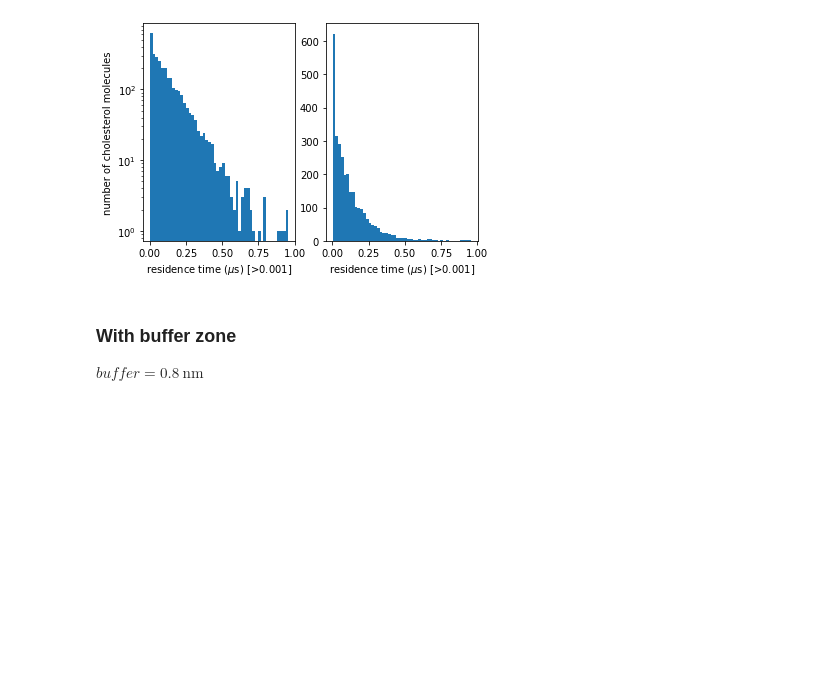
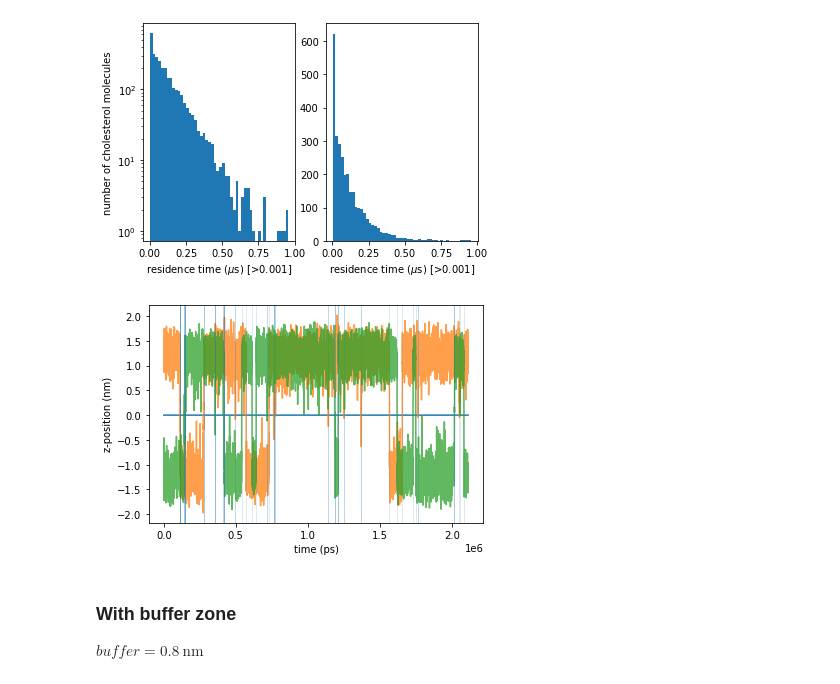
Before and after one commit to KoenWestendorp/programming-for-life-sciences, a Jupyter notebook: assignment_3/cholesterol/cholesterol.ipynb, the cells around one changed output. Drawn from its saved outputs; the diff is of its cells as text; code cells hidden in the pictures; blank space fills up the shorter version.

```diff
--- a/assignment_3/cholesterol/cholesterol.ipynb
+++ b/assignment_3/cholesterol/cholesterol.ipynb
@@ -32,6 +32,23 @@ plt.plot(time, M[100])
 plt.show()
 # %% [output]
 [figure]
+# %%
+def plot_chols_with_buffer(chols: list[int], buffer: float, dist_from_center, chols_flip_times=None):
+    fig, ax = plt.subplots()
+    ax.set_ylabel("z-position (nm)")
+    ax.set_xlabel("time (ps)")
+
+    time_zeros = np.zeros_like(time)
+    upper_buffer_bound, lower_buffer_bound = time_zeros + buffer, time_zeros - buffer
+    plt.plot(time, time_zeros)
+    ax.fill_between(time, upper_buffer_bound, lower_buffer_bound, alpha=0.5)
+
+    for chol in chols:
+        plt.plot(time, dist_from_center[chol], alpha=0.75)
+        if chols_flip_times:
+            for flip_t in chols_flip_times[chol]:
+                plt.axvline(x=flip_t, alpha=0.3, lw=0.5)
+    plt.show()
 # %%
 dist_from_center = M - (center * np.ones_like(M))
 
@@ -180,6 +192,7 @@ def flip_times_buffered(time, D, buffer):
 
 $\textit{buffer} = 0.0\ \text{nm}$
 # %%
+buffer = 0.0 # nm
 chols_flip_times = flip_times_buffered(time, D, 0.)
 chols_residence_times = [residence_time(chol_flip_times) for chol_flip_times in chols_flip_times]
 present_average_residence_time(chols_residence_times)
@@ -188,6 +201,10 @@ plot_residence_time_distribution(chols_residence_times, threshold)
 # %% [output]
 Average residence time between flips: 0.011015 𝜇s
 [figure]
+# %%
+plot_chols_with_buffer([0, 100], buffer, dist_from_center, chols_flip_times)
+# %% [output]
+[figure, added]
 # %% [markdown]
 ### With buffer zone
 
```
Also changed, not shown: parts of 9 cells of this notebook.
